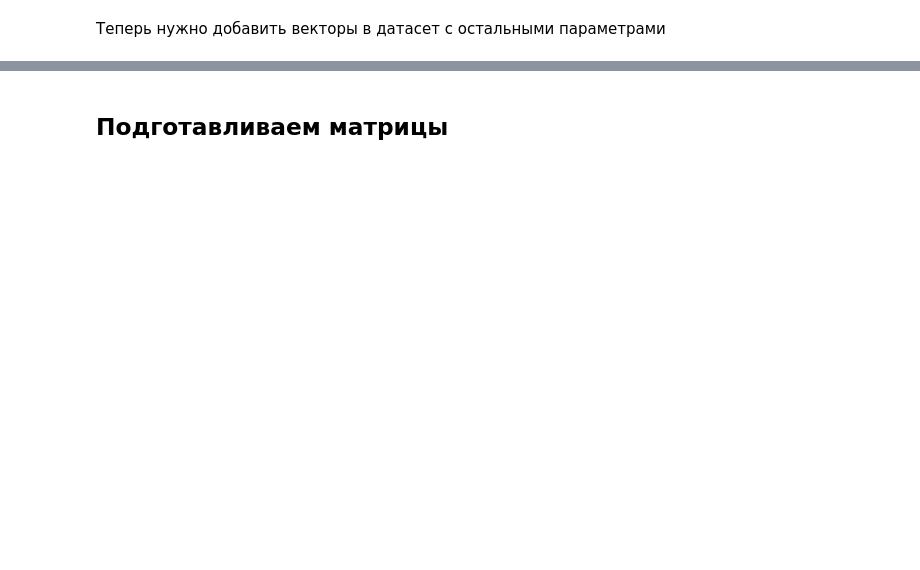
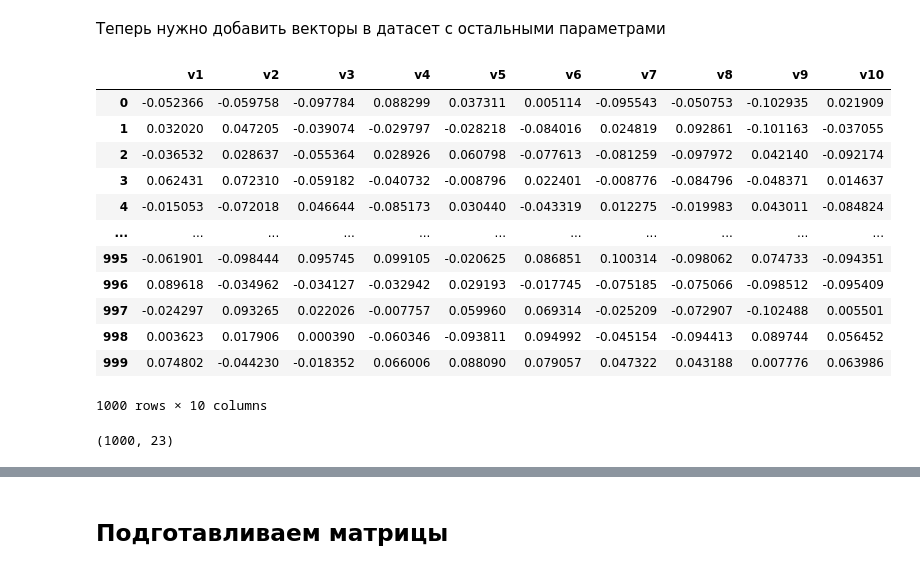
Before and after one commit to Veronika2311/ML_CL_HSE, a Jupyter notebook: HW_class2_Regression_Texts.ipynb, the cells around one changed output, grey strips where cells are left out. Cells and saved outputs as stored; diff of their text form; code cells hidden in the pictures; blank space fills up the shorter version.

```diff
--- a/HW_class2_Regression_Texts.ipynb
+++ b/HW_class2_Regression_Texts.ipynb
@@ -71,7 +82,7 @@ print(tmp.shape)
 # 3. Превратить NaN в средние значения по колонке
 
 # вычисляем средние для колонок с пустыми значениями
-meta_mean = data.Metascore.mean()
+meta_mean = data['Metascore'].mean()
 rev_mean = data['Revenue (Millions)'].mean()
 
 #заменяем пустоты на средние значения
@@ -98,0 +133,15 @@ data["text"]
+# %%
+#очистка от стоп-слов
+import nltk
+nltk.download('stopwords')
+stop_words = set(stopwords.words("english"))
+preproc_texts = []
+
+for i in data["text"]:
+    text = []
+    for word in i:
+        if str(word) not in stop_words:
+            text.append(word)
+    preproc_texts.append(text)
+
+data["text"] = preproc_texts
@@ -106,7 +183,8 @@ documents[10:12]
 # %% [markdown]
 обучаем модель на текстах описаний фильмов (можно поизменять параметры)
 # %%
-model = Doc2Vec(documents, vector_size=5, window=2, min_count=1, workers=4)
+#изменила параметры модели
+model = Doc2Vec(documents, vector_size=10, window=4, min_count=1, workers=8)
 # %%
 model.save("D2V.model") # сохранение модели
 # %%
@@ -125,12 +207,28 @@ for x in documents:
 # %%
 # так получим датафрейм, где все компоненты векторов в отдельных столбцах
 split_df = pd.DataFrame(vectors,
-                        columns=['v1', 'v2', 'v3','v4',"v5"])
+                        columns=['v'+str(i) for i in range(1,11)])
 
 split_df
+# %% [output]
+|  | v1 | v2 | v3 | v4 | v5 | v6 | v7 | v8 | v9 | v10 |
+| 0 | -0.052366 | -0.059758 | -0.097784 | 0.088299 | 0.037311 | 0.005114 | -0.095543 | -0.050753 | -0.102935 | 0.021909 |
+| 1 | 0.032020 | 0.047205 | -0.039074 | -0.029797 | -0.028218 | -0.084016 | 0.024819 | 0.092861 | -0.101163 | -0.037055 |
+| 2 | -0.036532 | 0.028637 | -0.055364 | 0.028926 | 0.060798 | -0.077613 | -0.081259 | -0.097972 | 0.042140 | -0.092174 |
+| 3 | 0.062431 | 0.072310 | -0.059182 | -0.040732 | -0.008796 | 0.022401 | -0.008776 | -0.084796 | -0.048371 | 0.014637 |
+| 4 | -0.015053 | -0.072018 | 0.046644 | -0.085173 | 0.030440 | -0.043319 | 0.012275 | -0.019983 | 0.043011 | -0.084824 |
+| ... | ... | ... | ... | ... | ... | ... | ... | ... | ... | ... |
+| 995 | -0.061901 | -0.098444 | 0.095745 | 0.099105 | -0.020625 | 0.086851 | 0.100314 | -0.098062 | 0.074733 | -0.094351 |
+| 996 | 0.089618 | -0.034962 | -0.034127 | -0.032942 | 0.029193 | -0.017745 | -0.075185 | -0.075066 | -0.098512 | -0.095409 |
+| 997 | -0.024297 | 0.093265 | 0.022026 | -0.007757 | 0.059960 | 0.069314 | -0.025209 | -0.072907 | -0.102488 | 0.005501 |
+| 998 | 0.003623 | 0.017906 | 0.000390 | -0.060346 | -0.093811 | 0.094992 | -0.045154 | -0.094413 | 0.089744 | 0.056452 |
+| 999 | 0.074802 | -0.044230 | -0.018352 | 0.066006 | 0.088090 | 0.079057 | 0.047322 | 0.043188 | 0.007776 | 0.063986 |
+1000 rows × 10 columns
 # %%
 # теперь добавим его к основному датафрейму
-result = data_imdb_1.join(split_df, how='left')
+result = data.join(split_df, how='left')
 result.shape
+# %% [output]
+(1000, 23)
 # %%
 result
```
Also changed, not shown: parts of 30 cells of this notebook.
